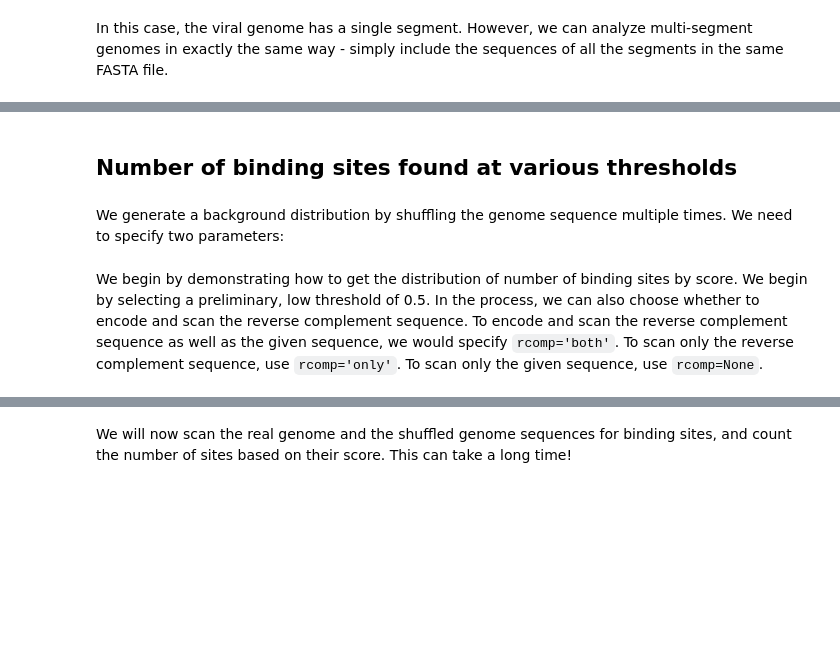
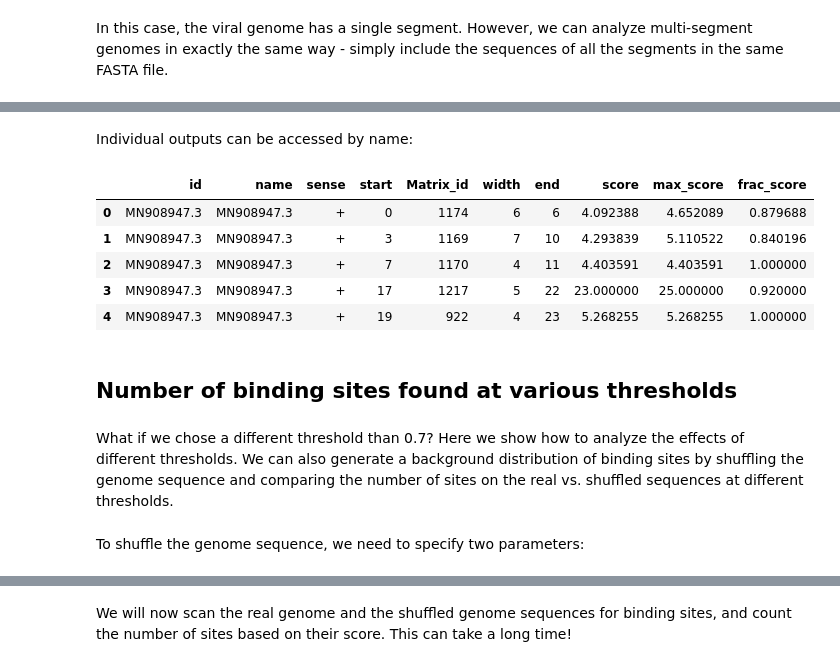
Before and after one commit to gruber-sciencelab/SMEAGOL, a Jupyter notebook: vignette_1.ipynb, the cells around one changed output, grey strips where cells are left out. Drawn from its saved outputs; the diff is of its cells as text; code cells hidden in the pictures; blank space fills up the shorter version.

Commit message:
use scan_sequence function, fixed plot_background to use adjusted length

```diff
--- a/vignette_1.ipynb
+++ b/vignette_1.ipynb
@@ -144,0 +148,3 @@ genome_len
+# %%
+sites = smeagol.scan.scan_sequences(genome, model, threshold=0.7, sense=genome_sense,
+                                    rcomp='both', outputs=['sites'], score=True)
@@ -145,10 +175,21 @@ genome_len
+# %% [markdown]
+Individual outputs can be accessed by name:
+# %%
+sites = sites['sites']
+sites.head()
+# %% [output]
+|  | id | name | sense | start | Matrix_id | width | end | score | max_score | frac_score |
+| 0 | MN908947.3 | MN908947.3 | + | 0 | 1174 | 6 | 6 | 4.092388 | 4.652089 | 0.879688 |
+| 1 | MN908947.3 | MN908947.3 | + | 3 | 1169 | 7 | 10 | 4.293839 | 5.110522 | 0.840196 |
+| 2 | MN908947.3 | MN908947.3 | + | 7 | 1170 | 4 | 11 | 4.403591 | 4.403591 | 1.000000 |
+| 3 | MN908947.3 | MN908947.3 | + | 17 | 1217 | 5 | 22 | 23.000000 | 25.000000 | 0.920000 |
+| 4 | MN908947.3 | MN908947.3 | + | 19 | 922 | 4 | 23 | 5.268255 | 5.268255 | 1.000000 |
 # %% [markdown]
 ## Number of binding sites found at various thresholds
+# %% [markdown]
+What if we chose a different threshold than 0.7? Here we show how to analyze the effects of different thresholds. We can also generate a background distribution of binding sites by shuffling the genome sequence and comparing the number of sites on the real vs. shuffled sequences at different thresholds.
 # %% [markdown]
-We generate a background distribution by shuffling the genome sequence multiple times. We need to specify two parameters:
+To shuffle the genome sequence, we need to specify two parameters:
 # %%
 simN=100 # Number of times to shuffle
 simK=2 # k-mer length to keep fixed
-# %% [markdown]
-We begin by demonstrating how to get the distribution of number of binding sites by score. We begin by selecting a preliminary, low threshold of 0.5.
-In the process, we can also choose whether to encode and scan the reverse complement sequence. To encode and scan the reverse complement sequence as well as the given sequence, we would specify `rcomp='both'`. To scan only the reverse complement sequence, use `rcomp='only'`. To scan only the given sequence, use `rcomp=None`.
```
Also changed, not shown: parts of 19 cells of this notebook, 3 other files.
